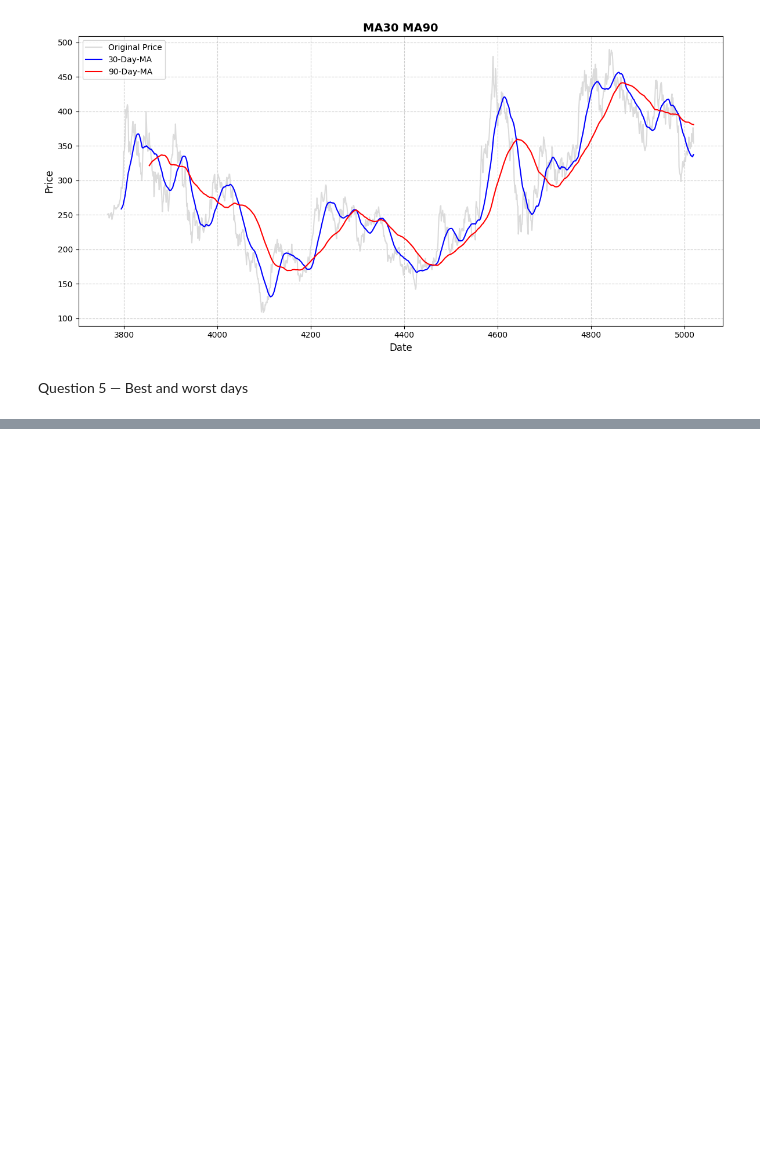
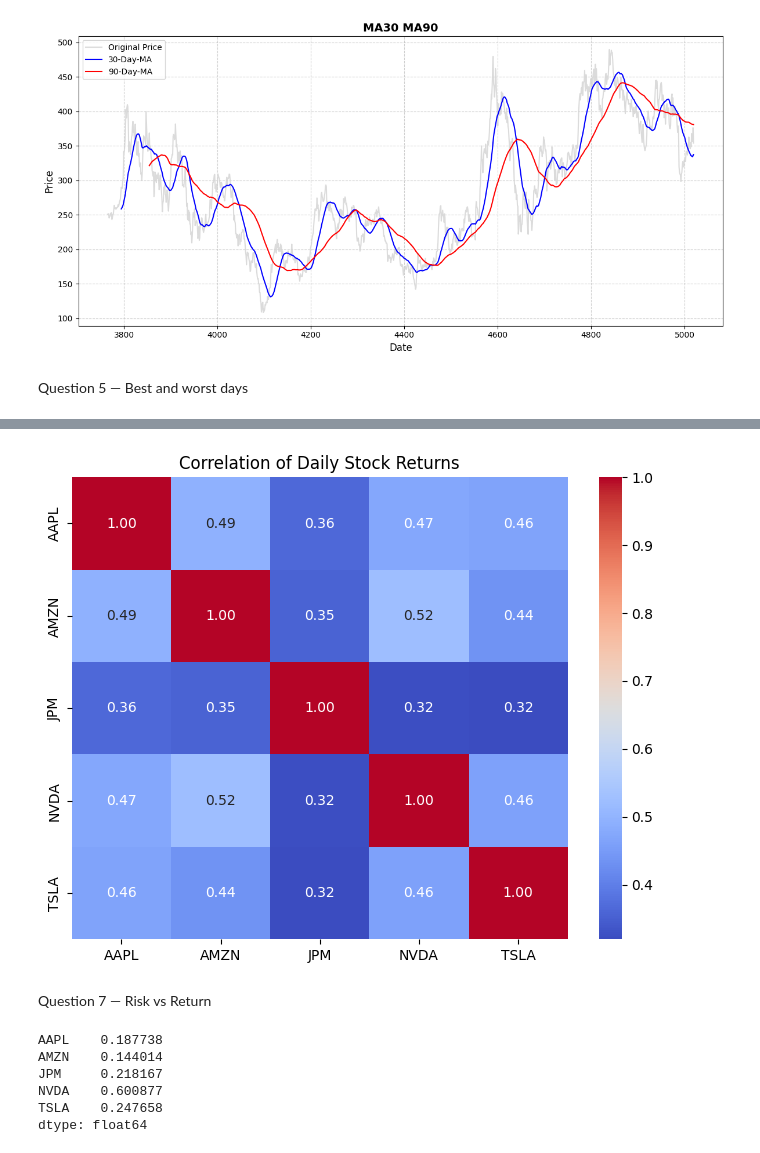
Before and after one commit to shota98501/workspace, a Jupyter notebook: Project/stockmarket_project/stockmarket.ipynb, the cells around one changed output, grey strips where cells are left out. Drawn from its saved outputs; the diff is of its cells as text; code cells hidden in the pictures; blank space fills up the shorter version.

```diff
--- a/Project/stockmarket_project/stockmarket.ipynb
+++ b/Project/stockmarket_project/stockmarket.ipynb
@@ -376,0 +532,4 @@ TypeError: DataFrame.nlargest() missing 1 required positional argument: 'columns
+# %%
+correlation = daily_return.corr()
+
+correlation
@@ -376,0 +543,17 @@ TypeError: DataFrame.nlargest() missing 1 required positional argument: 'columns
+# %%
+plt.figure(figsize=(8, 6))
+
+sns.heatmap(
+    correlation,
+    annot=True,
+    cmap="coolwarm",
+    fmt=".2f"
+)
+
+plt.title("Correlation of Daily Stock Returns")
+
+plt.show()
+# %% [output]
+[figure, added]
+# %% [markdown]
+Question 7 — Risk vs Return
@@ -376,0 +562,9 @@ TypeError: DataFrame.nlargest() missing 1 required positional argument: 'columns
+# %%
+annual_return
+# %% [output]
+AAPL    0.187738
+AMZN    0.144014
+JPM     0.218167
+NVDA    0.600877
+TSLA    0.247658
+dtype: float64
```
Also changed, not shown: parts of 30 cells of this notebook.
